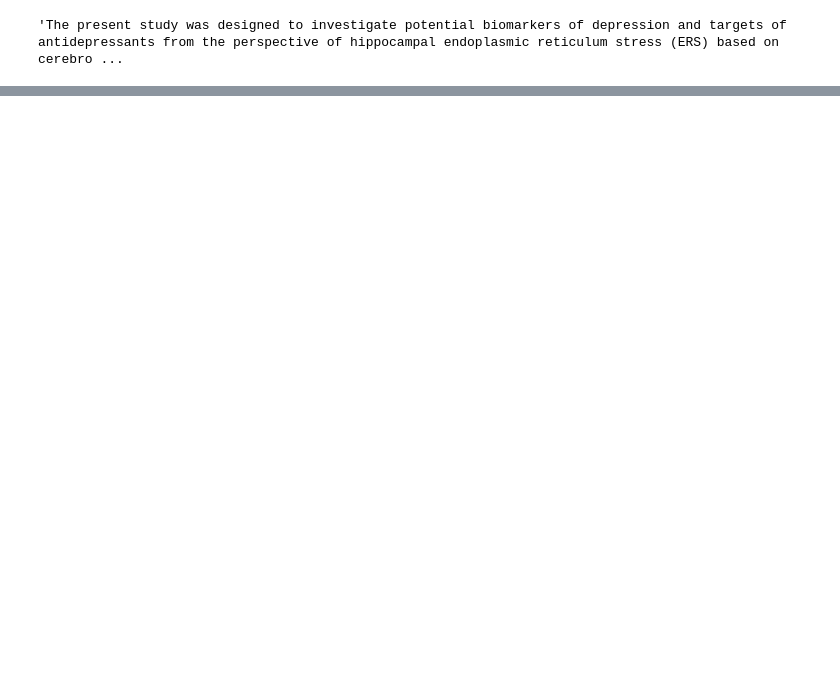
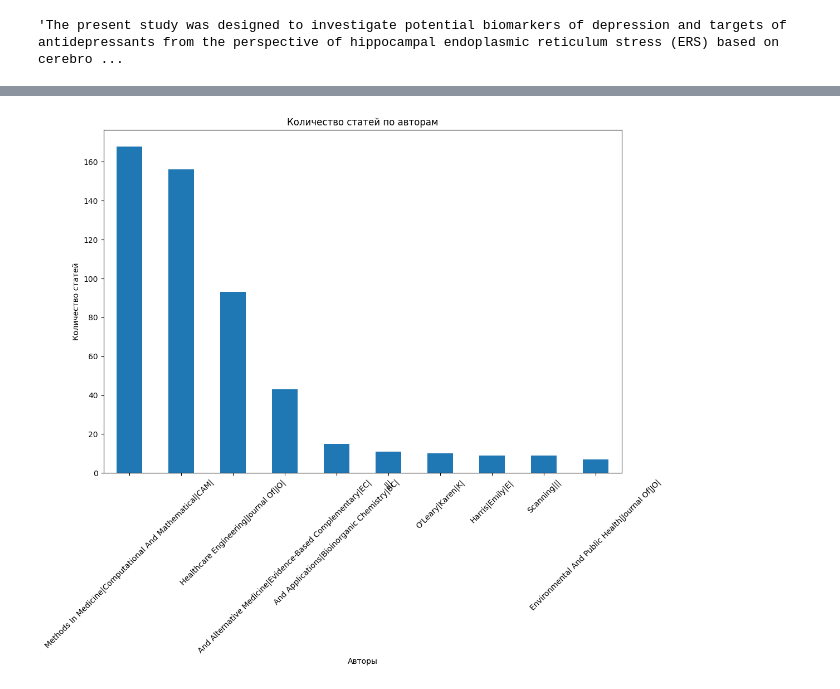
Before and after one commit to Ruugiko/diplom, a Jupyter notebook: pubmed.ipynb, the cells around one changed output, grey strips where cells are left out. Drawn from its saved outputs; the diff is of its cells as text; code cells hidden in the pictures; blank space fills up the shorter version.

```diff
--- a/pubmed.ipynb
+++ b/pubmed.ipynb
@@ -71,0 +117,11 @@ Wall time: 2.5 s
+# %%
+author_counts = df['authors'].value_counts().head(10)
+plt.figure(figsize=(12, 8))
+author_counts.plot(kind='bar')
+plt.title('Количество статей по авторам')
+plt.xlabel('Авторы')
+plt.ylabel('Количество статей')
+plt.xticks(rotation=45)
+plt.show()
+# %% [output]
+[figure, added]
```
Also changed, not shown: parts of 14 cells of this notebook.
